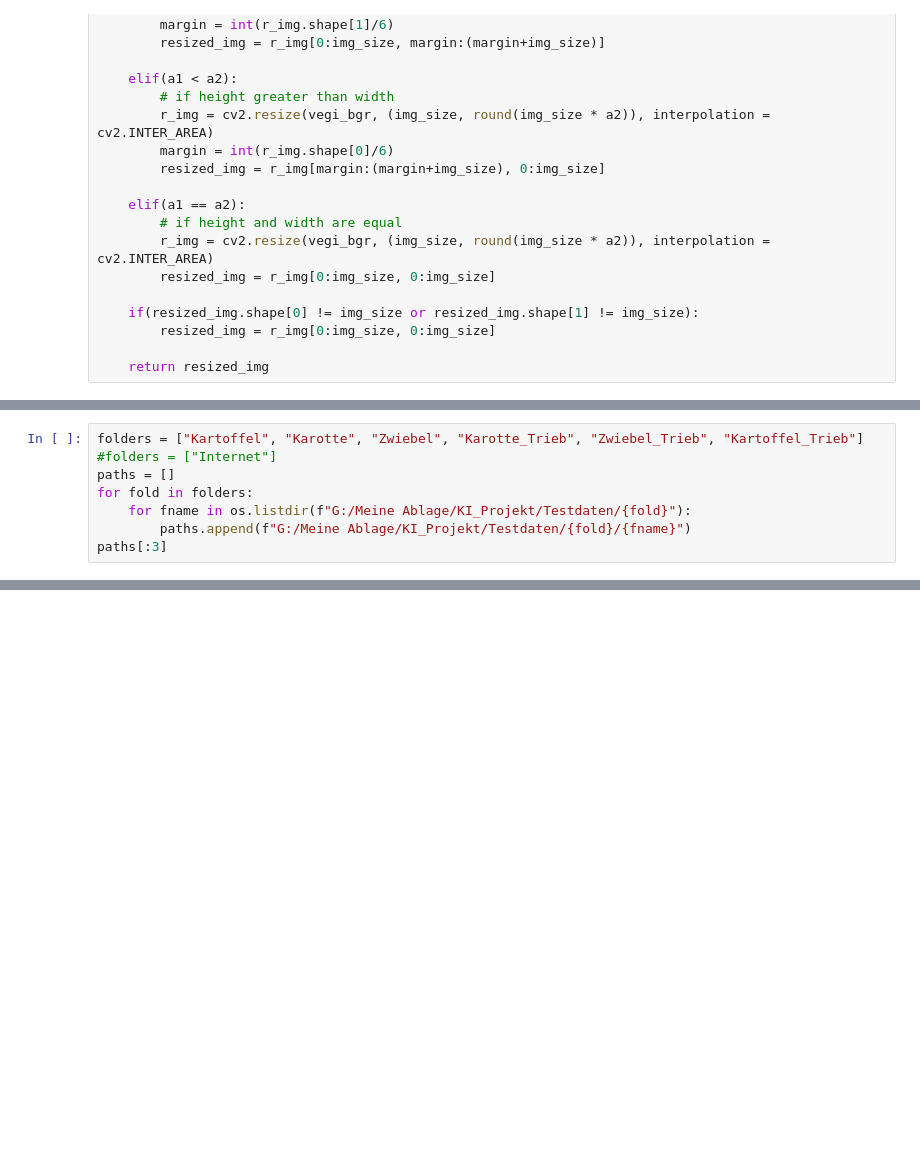
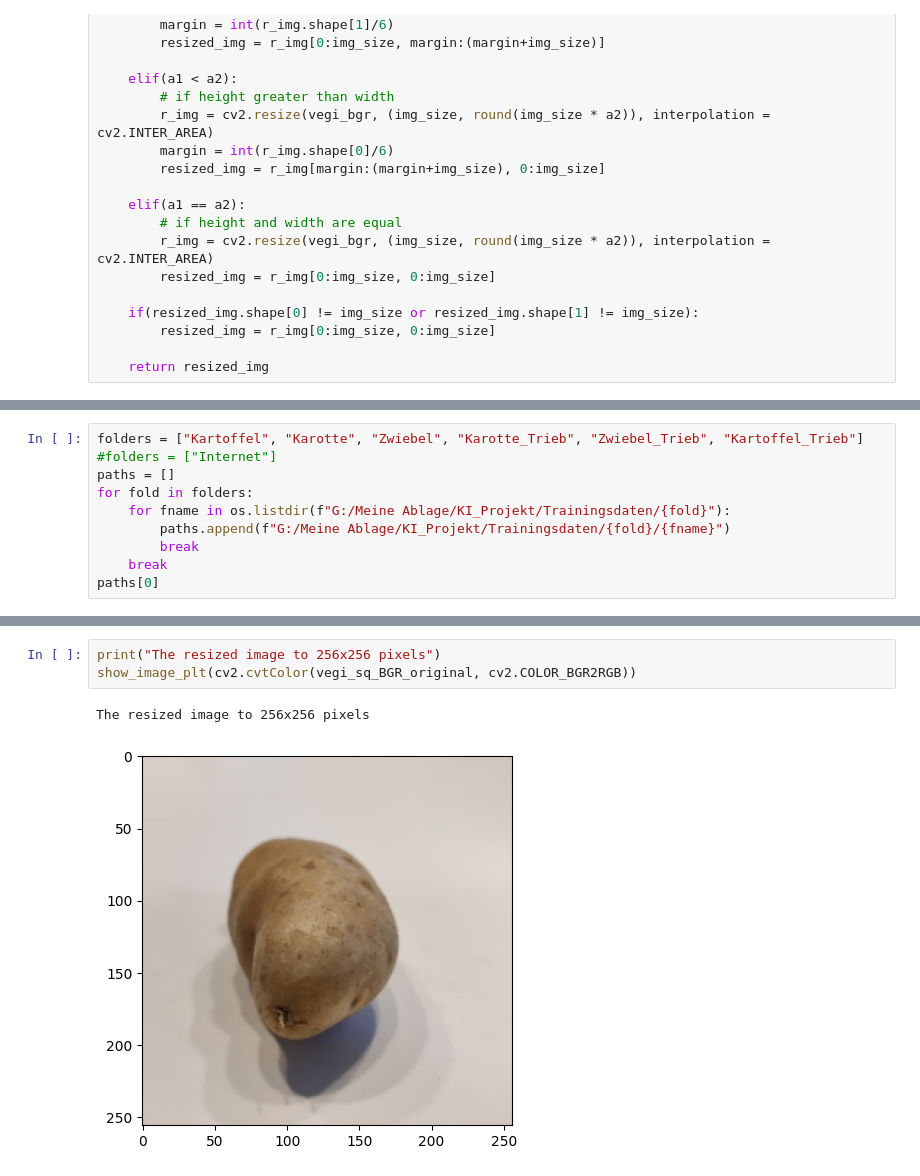
Before and after one commit to leons1396/AI_project, a Jupyter notebook: Delivery/presentation/image_processing.ipynb, the cells around one changed output, grey strips where cells are left out. Cells and saved outputs as stored; diff of their text form; blank space fills up the shorter version.

```diff
--- a/Delivery/presentation/image_processing.ipynb
+++ b/Delivery/presentation/image_processing.ipynb
@@ -284,6 +209,8 @@ folders = ["Kartoffel", "Karotte", "Zwiebel", "Karotte_Trieb", "Zwiebel_Trieb",
 #folders = ["Internet"]
 paths = []
 for fold in folders:
-    for fname in os.listdir(f"G:/Meine Ablage/KI_Projekt/Testdaten/{fold}"):
-        paths.append(f"G:/Meine Ablage/KI_Projekt/Testdaten/{fold}/{fname}")
-paths[:3]
+    for fname in os.listdir(f"G:/Meine Ablage/KI_Projekt/Trainingsdaten/{fold}"):
+        paths.append(f"G:/Meine Ablage/KI_Projekt/Trainingsdaten/{fold}/{fname}")
+        break
+    break
+paths[0]
@@ -367,0 +303,6 @@ for i, path in enumerate(paths):
+# %%
+print("The resized image to 256x256 pixels")
+show_image_plt(cv2.cvtColor(vegi_sq_BGR_original, cv2.COLOR_BGR2RGB))
+# %% [output]
+The resized image to 256x256 pixels
+[figure, added]
```
Also changed, not shown: parts of 7 cells of this notebook, 1 other file.
